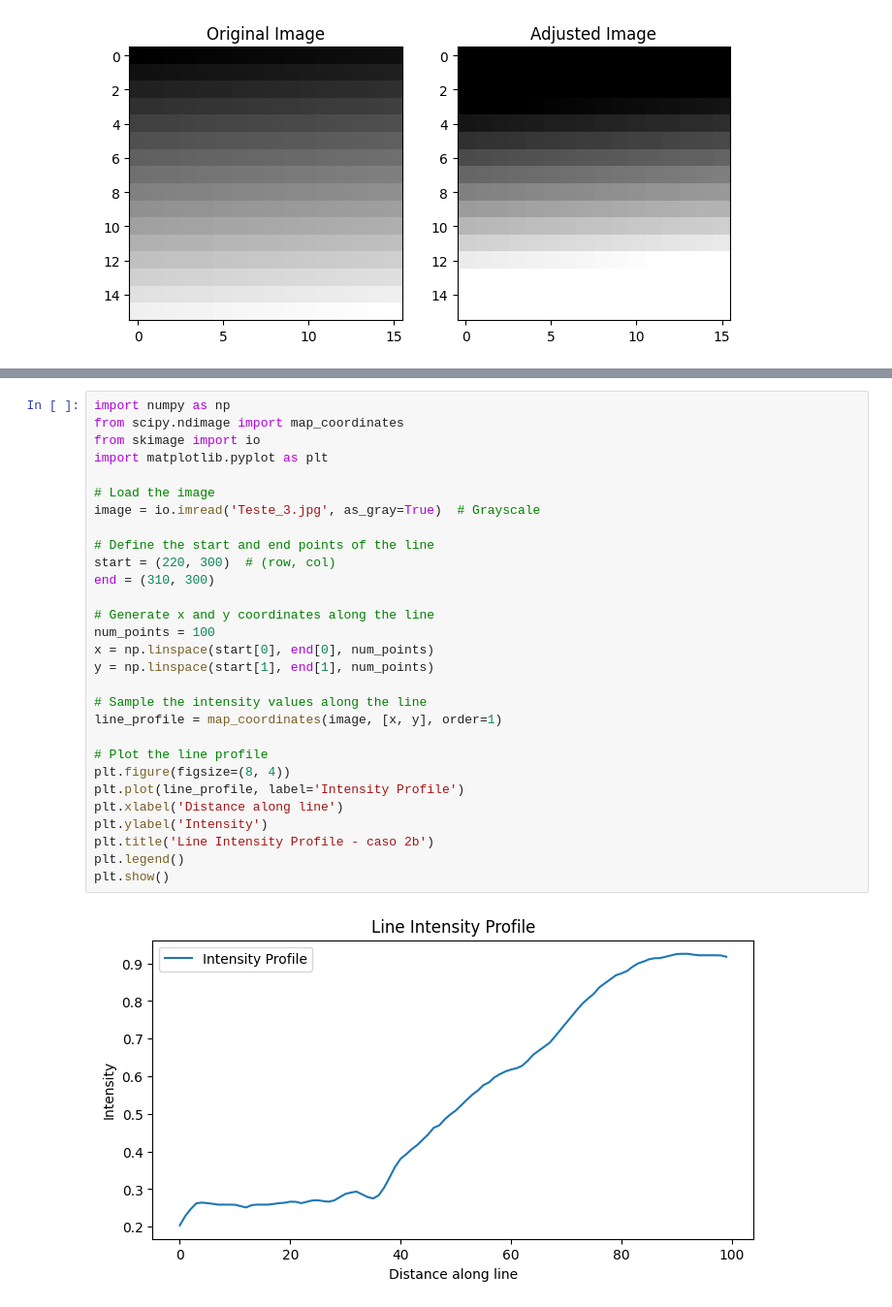
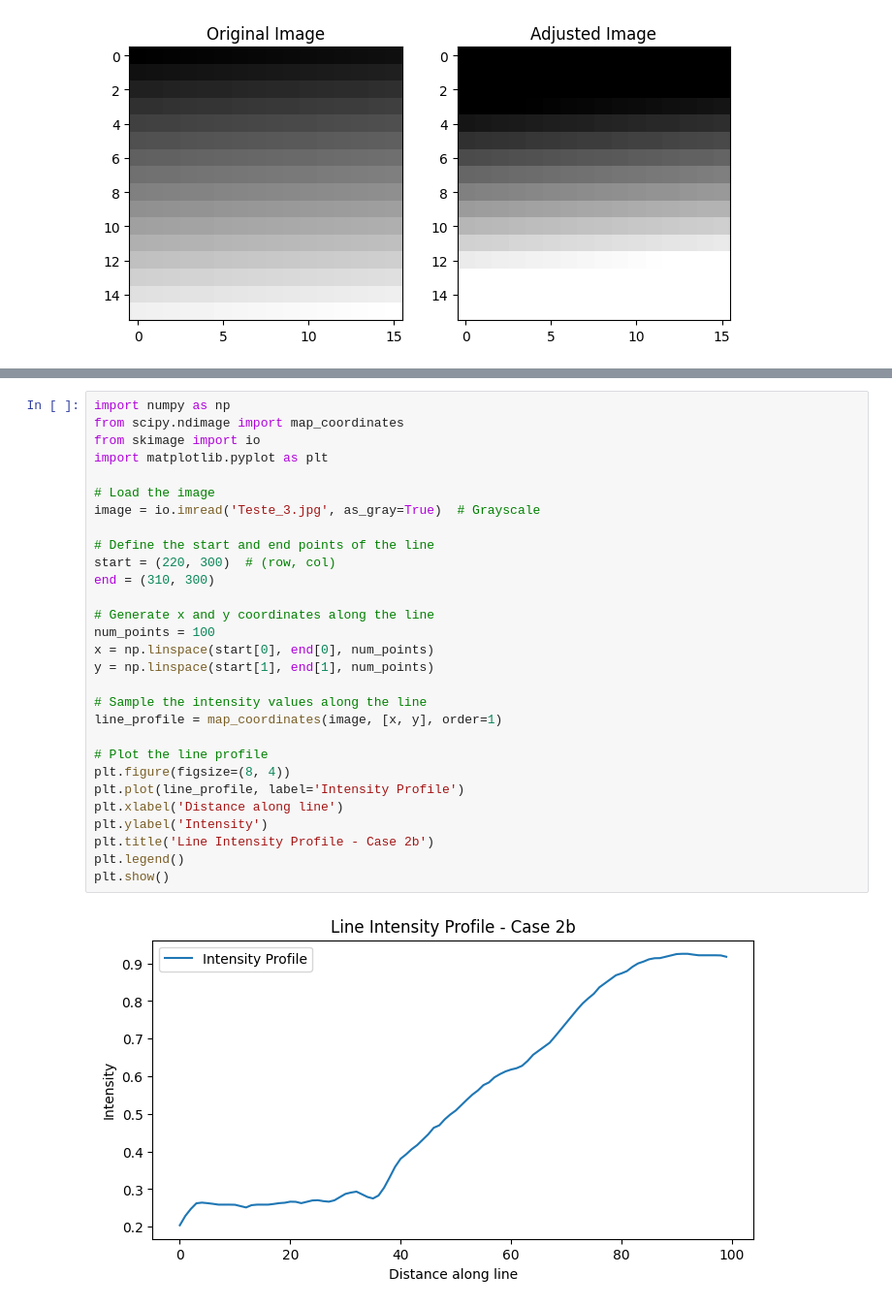
Before and after one commit to alinemitri/conc_profile_microchannels, a Jupyter notebook: Processamento-1.ipynb, the cells around one changed output, grey strips where cells are left out. Shown at 97% size. Cells and saved outputs as stored; diff of their text form.

```diff
--- a/Processamento-1.ipynb
+++ b/Processamento-1.ipynb
@@ -165,34 +165,34 @@ plt.show()
 # %%
 import numpy as np
 from scipy.ndimage import map_coordinates
 from skimage import io
 import matplotlib.pyplot as plt
 
 # Load the image
 image = io.imread('Teste_3.jpg', as_gray=True)  # Grayscale
 
 # Define the start and end points of the line
 start = (220, 300)  # (row, col)
 end = (310, 300)
 
 # Generate x and y coordinates along the line
 num_points = 100
 x = np.linspace(start[0], end[0], num_points)
 y = np.linspace(start[1], end[1], num_points)
 
 # Sample the intensity values along the line
 line_profile = map_coordinates(image, [x, y], order=1)
 
 # Plot the line profile
 plt.figure(figsize=(8, 4))
 plt.plot(line_profile, label='Intensity Profile')
 plt.xlabel('Distance along line')
 plt.ylabel('Intensity')
-plt.title('Line Intensity Profile - caso 2b')
+plt.title('Line Intensity Profile - Case 2b')
 plt.legend()
 plt.show()
 # %% [output]
-[figure, old version]
+[figure, new version]
 # %%
 from skimage import io, exposure
 import matplotlib.pyplot as plt
```
Also changed, not shown: parts of 7 cells of this notebook, 1 other file.
